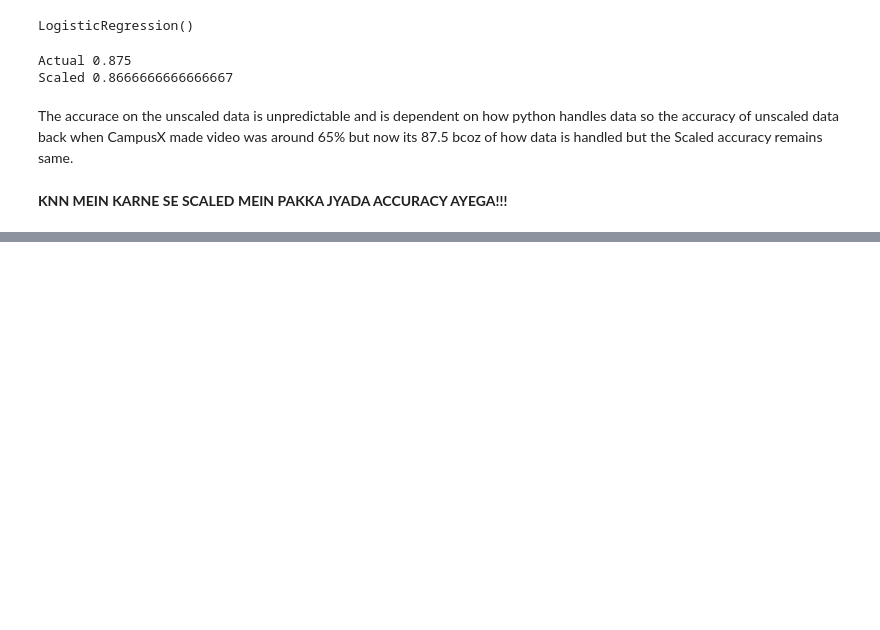
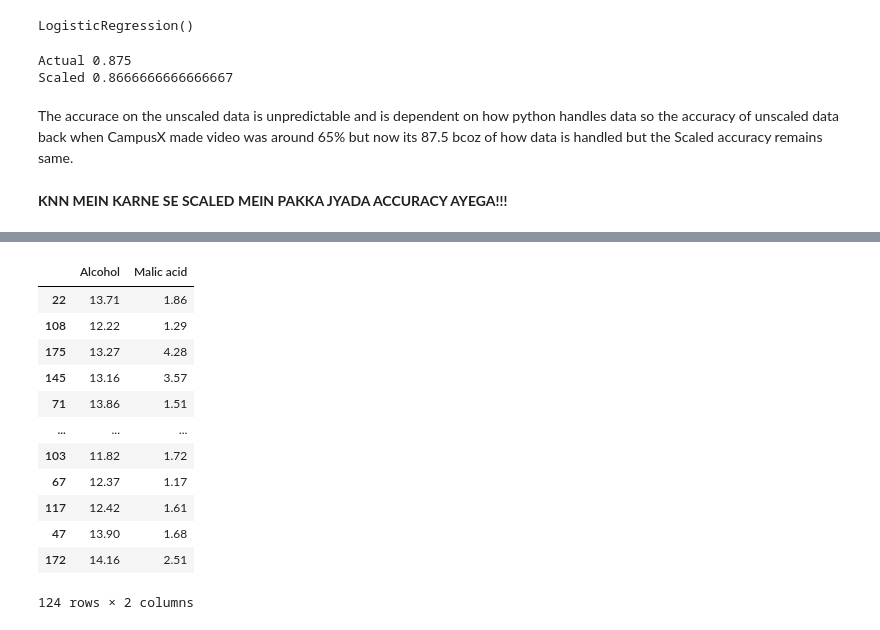
Before and after one commit to anshulkr69/learning-to-make-machine-learn, a Jupyter notebook: 5_Feature_Scaling.ipynb, the cells around one changed output, grey strips where cells are left out. Saved outputs shown, nothing was run; the diff lists cells and outputs as text; code cells hidden in the pictures; blank space fills up the shorter version.

```diff
--- a/5_Feature_Scaling.ipynb
+++ b/5_Feature_Scaling.ipynb
@@ -173,0 +219,16 @@ The accurace on the unscaled data is unpredictable and is dependent on how pytho
+# %%
+x_train
+# %% [output]
+|  | Alcohol | Malic acid |
+| 22 | 13.71 | 1.86 |
+| 108 | 12.22 | 1.29 |
+| 175 | 13.27 | 4.28 |
+| 145 | 13.16 | 3.57 |
+| 71 | 13.86 | 1.51 |
+| ... | ... | ... |
+| 103 | 11.82 | 1.72 |
+| 67 | 12.37 | 1.17 |
+| 117 | 12.42 | 1.61 |
+| 47 | 13.90 | 1.68 |
+| 172 | 14.16 | 2.51 |
+124 rows × 2 columns
```
Also changed, not shown: parts of 21 cells of this notebook.
